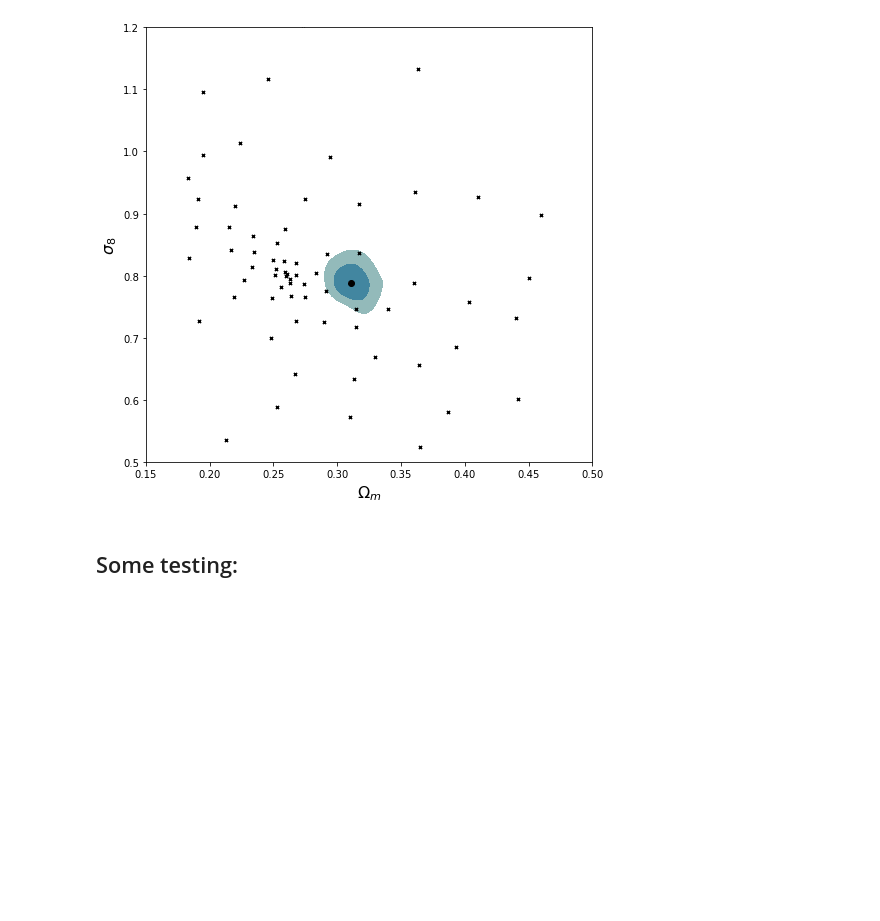
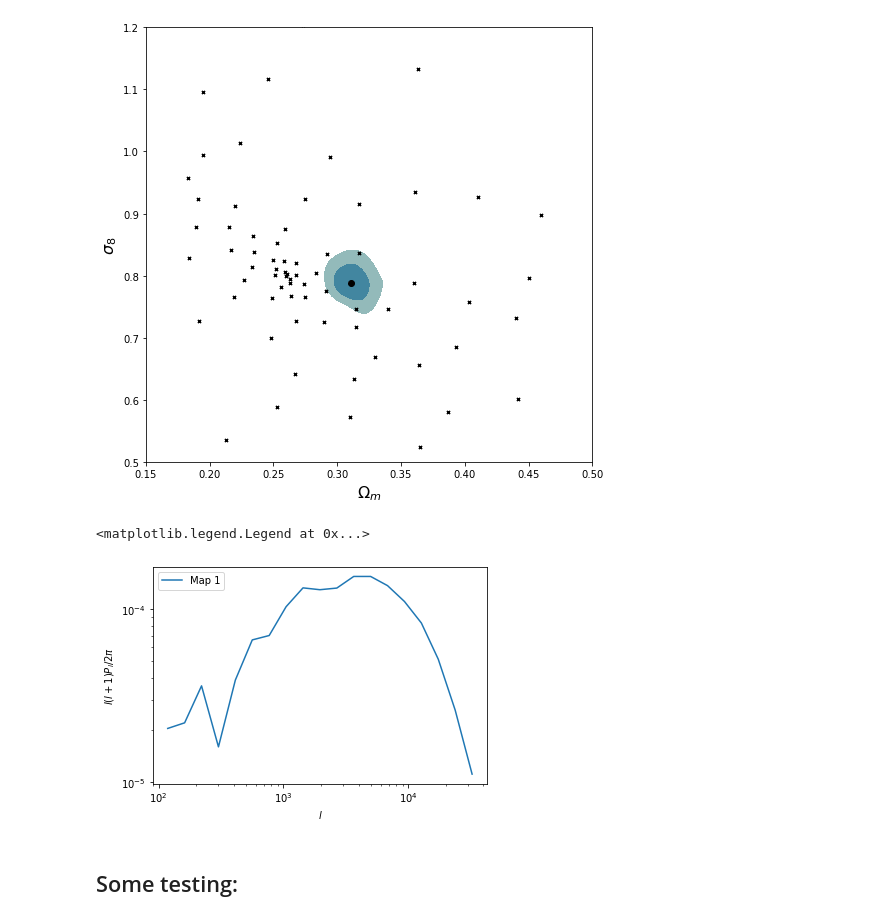
Before and after one commit to tianliwng/CNN-plus-weak-lensing, a Jupyter notebook: likelihood_CNN.ipynb, the cells around one changed output. Drawn from its saved outputs; the diff is of its cells as text; code cells hidden in the pictures; blank space fills up the shorter version.

Commit message:
added simple example for using lenstools to get power spec

```diff
--- a/likelihood_CNN.ipynb
+++ b/likelihood_CNN.ipynb
@@ -141,6 +144,29 @@ plt.ylabel(r'$\sigma_8$', fontsize=16)
 # %% [output]
 Text(0, 0.5, '$\\sigma_8$')
 [figure]
+# %%
+# example of getting power spectrum
+
+map_filename = workPath + 'maps_unzipped/Om0.311_si0.789/WLconv_z1.00_0001r.fits'
+conv_map = ConvergenceMap.load(map_filename)
+
+# define bins for getting the power spectrum
+l_edges = np.logspace(np.log10(100.0), np.log10(3.75e4), 20)
+
+#Measure the power spectrum calling the powerSpectrum method
+l,Pl = conv_map.powerSpectrum(l_edges)
+
+#Plot the result
+fig,ax = plt.subplots()
+ax.plot(l,l*(l+1)*Pl/(2.0*np.pi),label="Map 1")
+ax.set_xscale("log")
+ax.set_yscale("log")
+ax.set_xlabel(r"$l$")
+ax.set_ylabel(r"$l(l+1)P_l/2\pi$")
+ax.legend(loc="upper left")
+# %% [output]
+<matplotlib.legend.Legend at 0x...>
+[figure, added]
 # %% [markdown]
 ## Some testing:
 # %%
```
Also changed, not shown: parts of 1 cell of this notebook.
